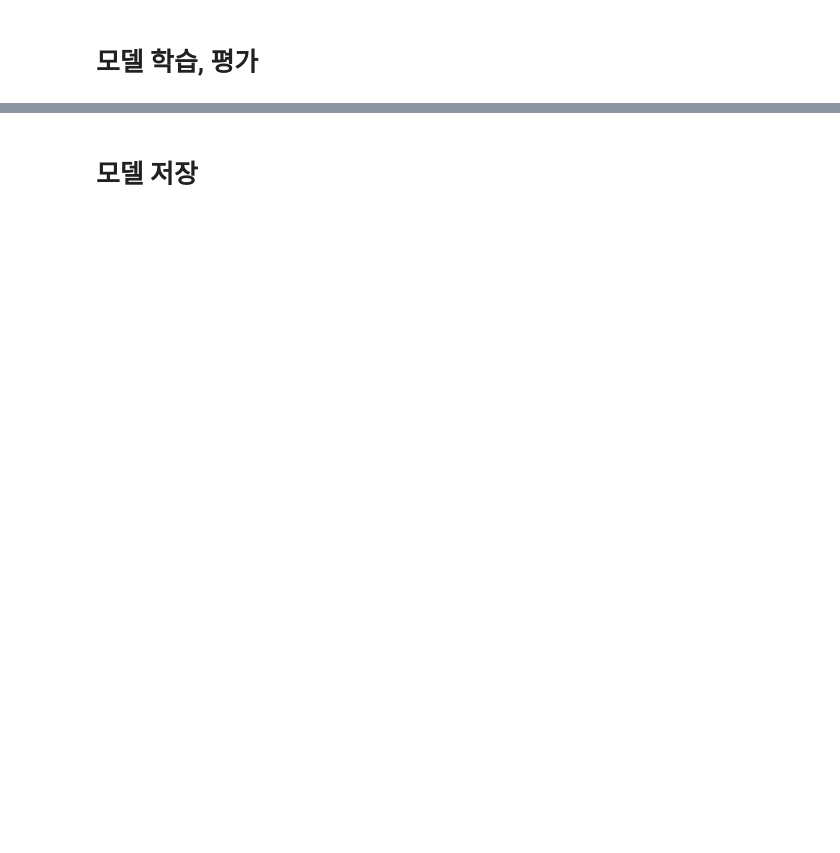
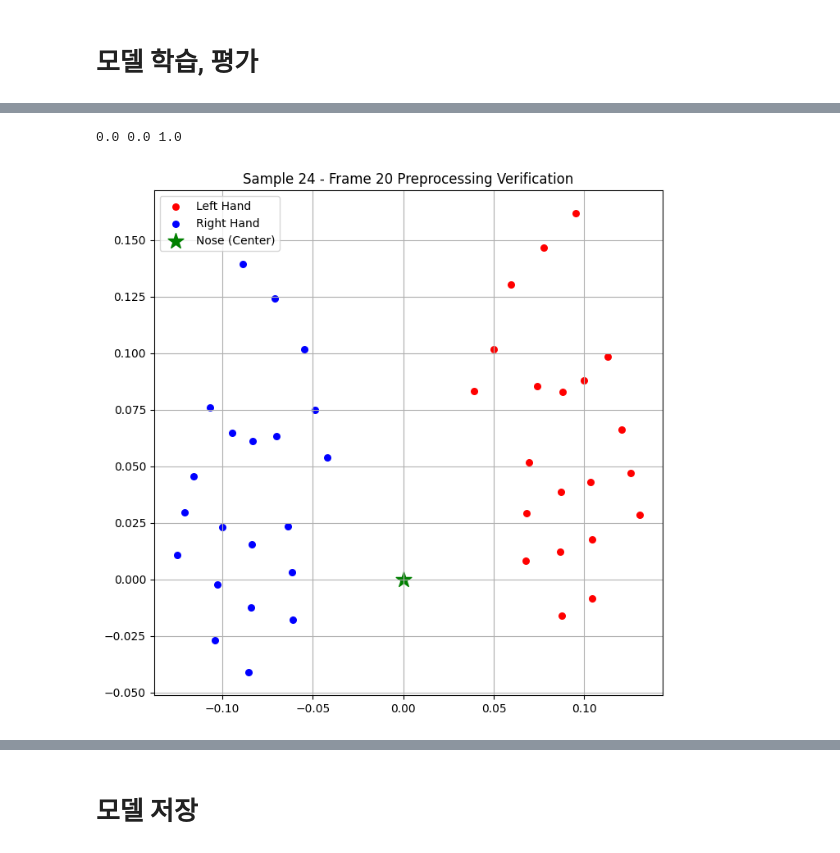
Before and after one commit to OpenSourceSWBasic9/Sign-Language-Recognizer, a Jupyter notebook: train.ipynb, the cells around one changed output, grey strips where cells are left out. Saved outputs shown, nothing was run; the diff lists cells and outputs as text; code cells hidden in the pictures; blank space fills up the shorter version.

```diff
--- a/train.ipynb
+++ b/train.ipynb
@@ -160,2 +173,12 @@ y (라벨수): torch.Size([7810])
 # %% [markdown]
 # 모델 학습, 평가
+# %%
+save_data_path = "./Train/preprocessed_sign_data.pt"
+checkpoint = torch.load(save_data_path)
+
+X_final = checkpoint['X_final']
+y_final = checkpoint['y_final']
+word_to_idx = checkpoint['word_to_idx']
+idx_to_word = {v: k for k, v in word_to_idx.items()}
+
+print(f"✅ 데이터 로드 완료! X shape: {X_final.shape}, 클래스 수: {len(word_to_idx)}")
@@ -162,3 +238,37 @@ y (라벨수): torch.Size([7810])
+# %%
+# 1. 검증할 샘플과 프레임 지정 (예: 5번째 영상의 0번째 프레임)
+sample_idx = 24
+frame_idx = 20
+
+# 2. 현재 정규화 완료된 X_final에서 해당 프레임 데이터 가져오기
+frame_data = X_final[sample_idx, frame_idx].cpu().numpy()
+print(frame_data[126], frame_data[127], frame_data[128])
+# 3. 132차원에서 왼손(0~62)과 오른손(63~125) X, Y 좌표 복원하기
+lh_x = frame_data[0:63:3] + frame_data[126]
+lh_y = frame_data[1:63:3] + frame_data[127]
+
+rh_x = frame_data[63:126:3] + frame_data[126]
+rh_y = frame_data[64:126:3] + frame_data[127]
+
+# 4. 캔버스에 복원된 손 좌표 그려서 눈으로 확인하기
+plt.figure(figsize=(8, 8))
+
+# 왼손은 빨간색, 오른손은 파란색 점으로 시각화
+if np.sum(lh_x) != 0: # 패딩이 아닐 때만 그림
+    plt.scatter(lh_x, lh_y, color='red', label='Left Hand', s=30)
+if np.sum(rh_x) != 0:
+    plt.scatter(rh_x, rh_y, color='blue', label='Right Hand', s=30)
+
+# 기준점인 코(Nose)의 위치를 녹색 별로 표시
+plt.scatter(frame_data[126], frame_data[127], color='green', marker='*', s=200, label='Nose (Center)')
+
+plt.title(f"Sample {sample_idx} - Frame {frame_idx} Preprocessing Verification")
+plt.legend()
+plt.grid(True)
+plt.show()
+# %% [output]
+0.0 0.0 1.0
+[figure, added]
 # %%
 class SignLanguageClassifier(nn.Module):
     def __init__(self, input_dim, hidden_dim, output_dim, num_layers):
```
Also changed, not shown: parts of 9 cells of this notebook, 1 other file.
